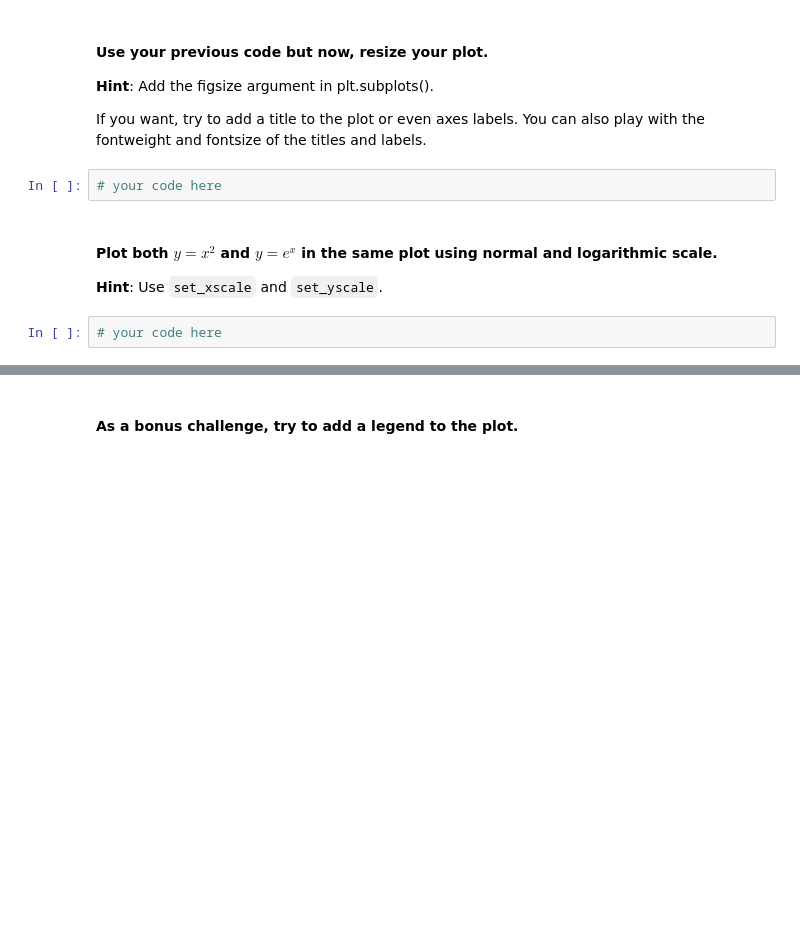
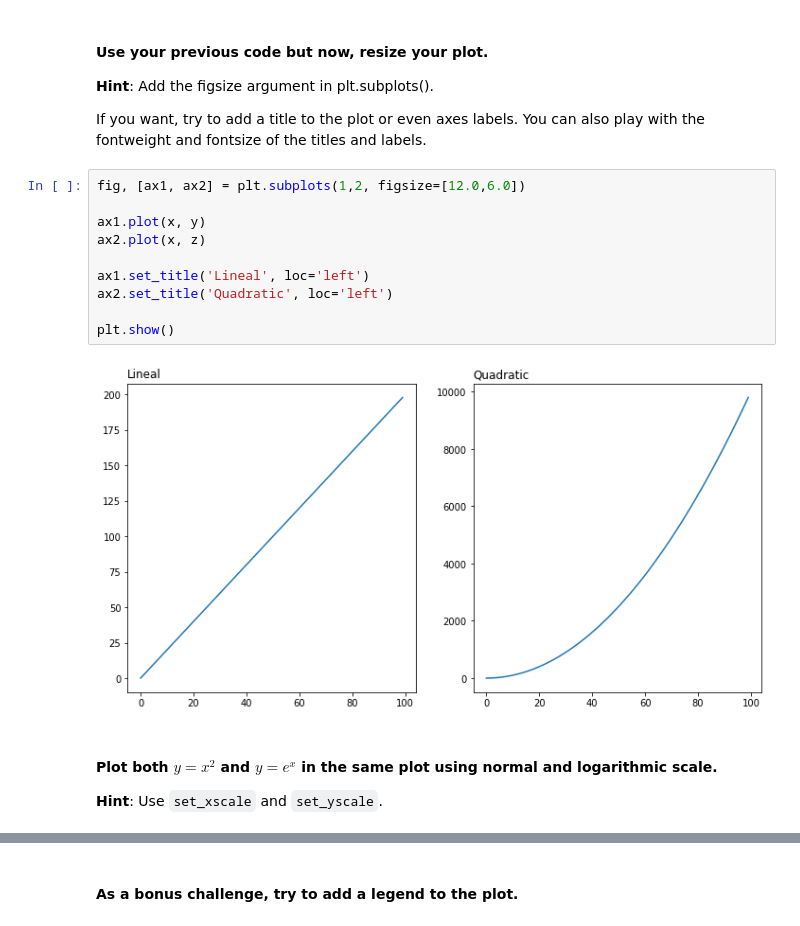
Before and after one commit to ta-datapt-bcn/lab-matplotlib-seaborn, a Jupyter notebook: your-code/main.ipynb, the cells around one changed output, grey strips where cells are left out. Drawn from its saved outputs; the diff is of its cells as text; blank space fills up the shorter version.

```diff
--- a/your-code/main.ipynb
+++ b/your-code/main.ipynb
@@ -34,10 +52,18 @@ Also, play around with the linewidth and style. Use the ones you're most happy w
 **Hint**: Add the figsize argument in plt.subplots().
 
 If you want, try to add a title to the plot or even axes labels. You can also play with the fontweight and fontsize of the titles and labels.
-# %%
-# your code here
+# %%
+fig, [ax1, ax2] = plt.subplots(1,2, figsize=[12.0,6.0])
+
+ax1.plot(x, y)
+ax2.plot(x, z)
+
+ax1.set_title('Lineal', loc='left')
+ax2.set_title('Quadratic', loc='left')
+
+plt.show()
+# %% [output]
+[figure, added]
 # %% [markdown]
 #### Plot both $y=x^2$ and $y=e^x$ in the same plot using normal and logarithmic scale.
 **Hint**: Use `set_xscale` and `set_yscale`.
-# %%
-# your code here
```
Also changed, not shown: parts of 65 cells of this notebook, 2 other files.
